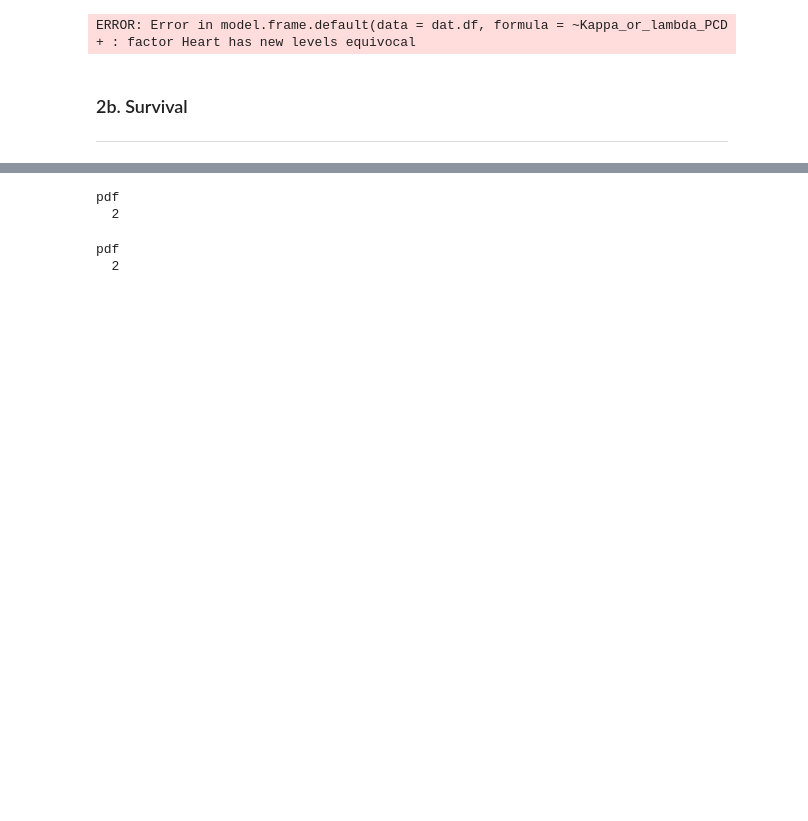
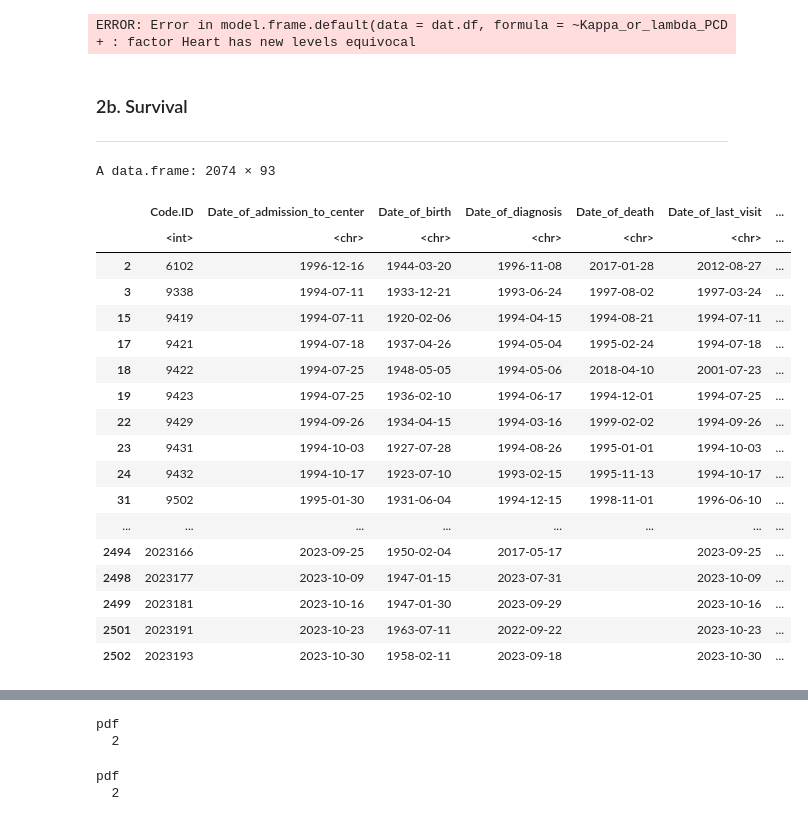
Before and after one commit to shankara-a/amyloidosis_bmc_2023, a Jupyter notebook: 04_survival.ipynb, the cells around one changed output, grey strips where cells are left out. Drawn from its saved outputs; the diff is of its cells as text; code cells hidden in the pictures; blank space fills up the shorter version.

```diff
--- a/04_survival.ipynb
+++ b/04_survival.ipynb
@@ -270,3 +327,25 @@ ERROR: Error in model.frame.default(data = dat.df, formula = ~Kappa_or_lambda_PC
 # %% [markdown]
 ### 2b. Survival
 ---
+# %%
+data.filt.df
+# %% [output]
+A data.frame: 2074 × 93
+|  | Code.ID | Date_of_admission_to_center | Date_of_birth | Date_of_diagnosis | Date_of_death | Date_of_last_visit | ... |
+|  | <int> | <chr> | <chr> | <chr> | <chr> | <chr> | ... |
+| 2 | 6102 | 1996-12-16 | 1944-03-20 | 1996-11-08 | 2017-01-28 | 2012-08-27 | ... |
+| 3 | 9338 | 1994-07-11 | 1933-12-21 | 1993-06-24 | 1997-08-02 | 1997-03-24 | ... |
+| 15 | 9419 | 1994-07-11 | 1920-02-06 | 1994-04-15 | 1994-08-21 | 1994-07-11 | ... |
+| 17 | 9421 | 1994-07-18 | 1937-04-26 | 1994-05-04 | 1995-02-24 | 1994-07-18 | ... |
+| 18 | 9422 | 1994-07-25 | 1948-05-05 | 1994-05-06 | 2018-04-10 | 2001-07-23 | ... |
+| 19 | 9423 | 1994-07-25 | 1936-02-10 | 1994-06-17 | 1994-12-01 | 1994-07-25 | ... |
+| 22 | 9429 | 1994-09-26 | 1934-04-15 | 1994-03-16 | 1999-02-02 | 1994-09-26 | ... |
+| 23 | 9431 | 1994-10-03 | 1927-07-28 | 1994-08-26 | 1995-01-01 | 1994-10-03 | ... |
+| 24 | 9432 | 1994-10-17 | 1923-07-10 | 1993-02-15 | 1995-11-13 | 1994-10-17 | ... |
+| 31 | 9502 | 1995-01-30 | 1931-06-04 | 1994-12-15 | 1998-11-01 | 1996-06-10 | ... |
+| ... | ... | ... | ... | ... | ... | ... | ... |
+| 2494 | 2023166 | 2023-09-25 | 1950-02-04 | 2017-05-17 |  | 2023-09-25 | ... |
+| 2498 | 2023177 | 2023-10-09 | 1947-01-15 | 2023-07-31 |  | 2023-10-09 | ... |
+| 2499 | 2023181 | 2023-10-16 | 1947-01-30 | 2023-09-29 |  | 2023-10-16 | ... |
+| 2501 | 2023191 | 2023-10-23 | 1963-07-11 | 2022-09-22 |  | 2023-10-23 | ... |
+| 2502 | 2023193 | 2023-10-30 | 1958-02-11 | 2023-09-18 |  | 2023-10-30 | ... |
```
Also changed, not shown: parts of 11 cells of this notebook, 2 other files.
